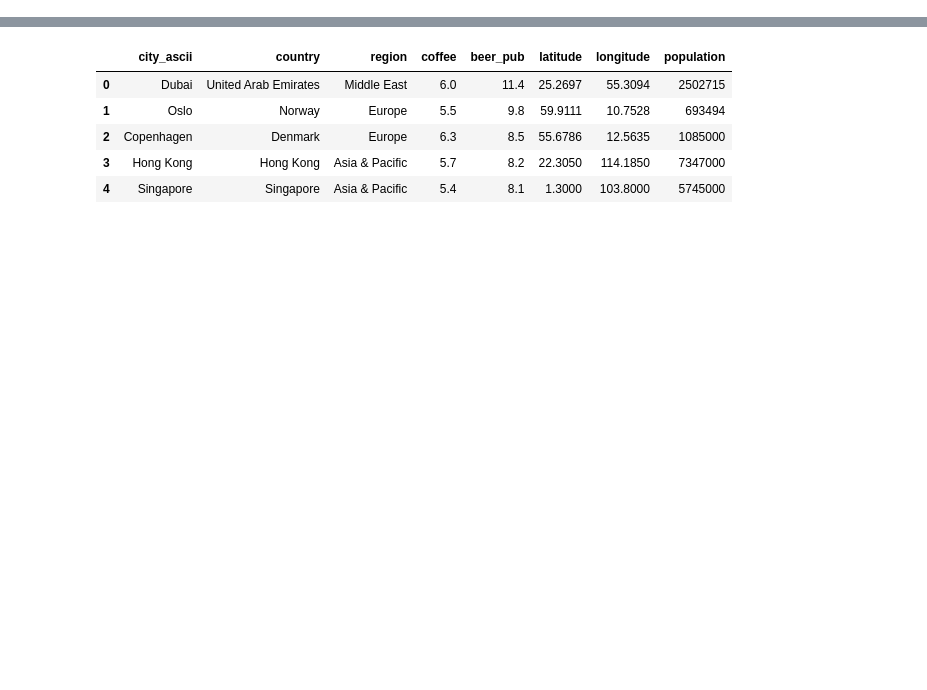
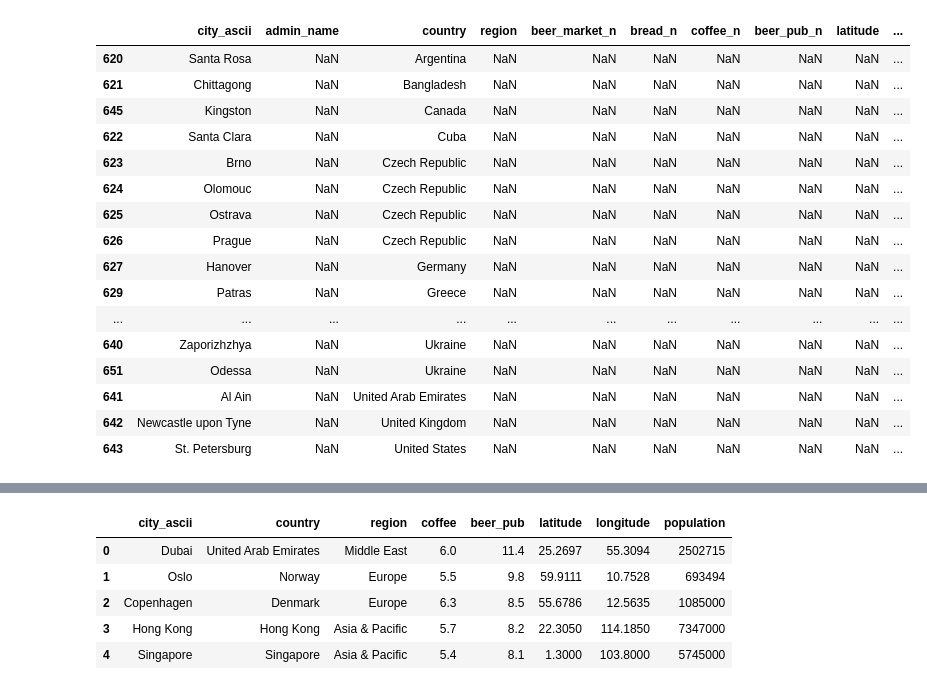
Before and after one commit to christalee/cost-of-drinking, a Jupyter notebook: cola-map.ipynb, the cells around one changed output, grey strips where cells are left out. Saved outputs shown, nothing was run; the diff lists cells and outputs as text; code cells hidden in the pictures; blank space fills up the shorter version.

```diff
--- a/cola-map.ipynb
+++ b/cola-map.ipynb
@@ -19 +67,20 @@ numbeo.head()
+# %%
+# corrections
+# numbeo = clean(numbeo, find_str="Tel Aviv")
+# numbeo = clean(numbeo, find_str="Jeddah")
+# numbeo = clean(numbeo, find_str="Arhus", edit_str="Aarhus")
+numbeo = clean(numbeo, find_str="Freiburg")
+# numbeo = clean(numbeo, find_str="Calicut")
+# numbeo = clean(numbeo, find_str="Lucknow")
+numbeo = clean(numbeo, find_str="Mumbai")
+numbeo = clean(numbeo, find_str="Padova", edit_str="Padua")
+numbeo = clean(numbeo, find_str="Astana")
+# numbeo = clean(numbeo, find_col="country", find_str="Kosovo")
+# numbeo = clean(numbeo, find_str="The Hague")
+# numbeo = clean(numbeo, find_str="Krakow")
+# numbeo = clean(numbeo, find_str="Zaragoza")
+# numbeo = clean(numbeo, find_str="Seville")
+# numbeo = clean(numbeo, find_str="Kyiv")
+# numbeo = clean(numbeo, find_str="Odessa")
+# numbeo = clean(numbeo, find_str="Novgorod", edit_str="Nizhniy Novgorod")
 # %%
@@ -32,0 +101,27 @@ expat.head()
+# %%
+# merge expatistan and numbeo data
+on_cols = ['city_ascii', 'country']
+df_all = pd.merge(numbeo, expat, how="outer", on=on_cols, suffixes=("_n", "_e"))
+# %%
+# rows that have expatistan but not numbeo data
+lost_n = df_all[df_all["beer_pub_n"].isna() & df_all["bread_n"].isna() & df_all['coffee_n'].isna() & df_all["beer_market_n"].isna()]
+# %%
+lost_n.sort_values("country")
+# %% [output]
+|  | city_ascii | admin_name | country | region | beer_market_n | bread_n | coffee_n | beer_pub_n | latitude | ... |
+| 620 | Santa Rosa | NaN | Argentina | NaN | NaN | NaN | NaN | NaN | NaN | ... |
+| 621 | Chittagong | NaN | Bangladesh | NaN | NaN | NaN | NaN | NaN | NaN | ... |
+| 645 | Kingston | NaN | Canada | NaN | NaN | NaN | NaN | NaN | NaN | ... |
+| 622 | Santa Clara | NaN | Cuba | NaN | NaN | NaN | NaN | NaN | NaN | ... |
+| 623 | Brno | NaN | Czech Republic | NaN | NaN | NaN | NaN | NaN | NaN | ... |
+| 624 | Olomouc | NaN | Czech Republic | NaN | NaN | NaN | NaN | NaN | NaN | ... |
+| 625 | Ostrava | NaN | Czech Republic | NaN | NaN | NaN | NaN | NaN | NaN | ... |
+| 626 | Prague | NaN | Czech Republic | NaN | NaN | NaN | NaN | NaN | NaN | ... |
+| 627 | Hanover | NaN | Germany | NaN | NaN | NaN | NaN | NaN | NaN | ... |
+| 629 | Patras | NaN | Greece | NaN | NaN | NaN | NaN | NaN | NaN | ... |
+| ... | ... | ... | ... | ... | ... | ... | ... | ... | ... | ... |
+| 640 | Zaporizhzhya | NaN | Ukraine | NaN | NaN | NaN | NaN | NaN | NaN | ... |
+| 651 | Odessa | NaN | Ukraine | NaN | NaN | NaN | NaN | NaN | NaN | ... |
+| 641 | Al Ain | NaN | United Arab Emirates | NaN | NaN | NaN | NaN | NaN | NaN | ... |
+| 642 | Newcastle upon Tyne | NaN | United Kingdom | NaN | NaN | NaN | NaN | NaN | NaN | ... |
+| 643 | St. Petersburg | NaN | United States | NaN | NaN | NaN | NaN | NaN | NaN | ... |
```
Also changed, not shown: parts of 24 cells of this notebook, 11 other files.
